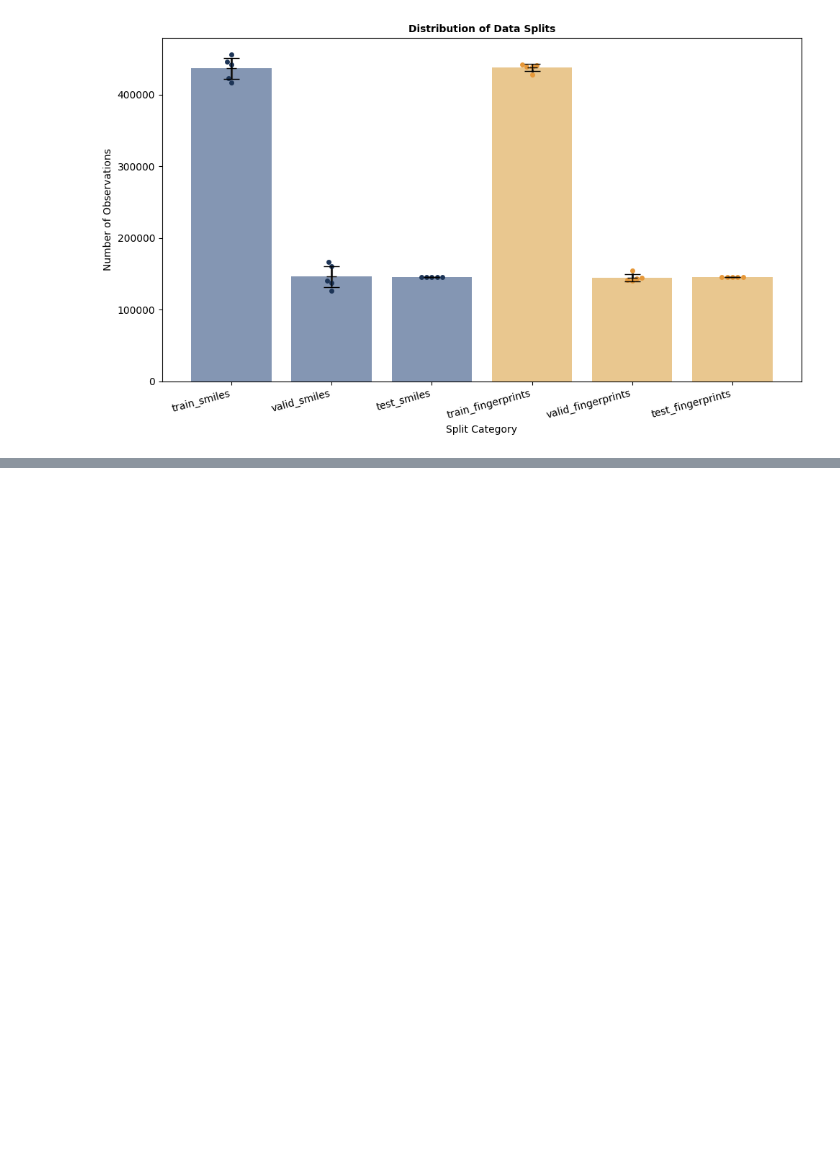
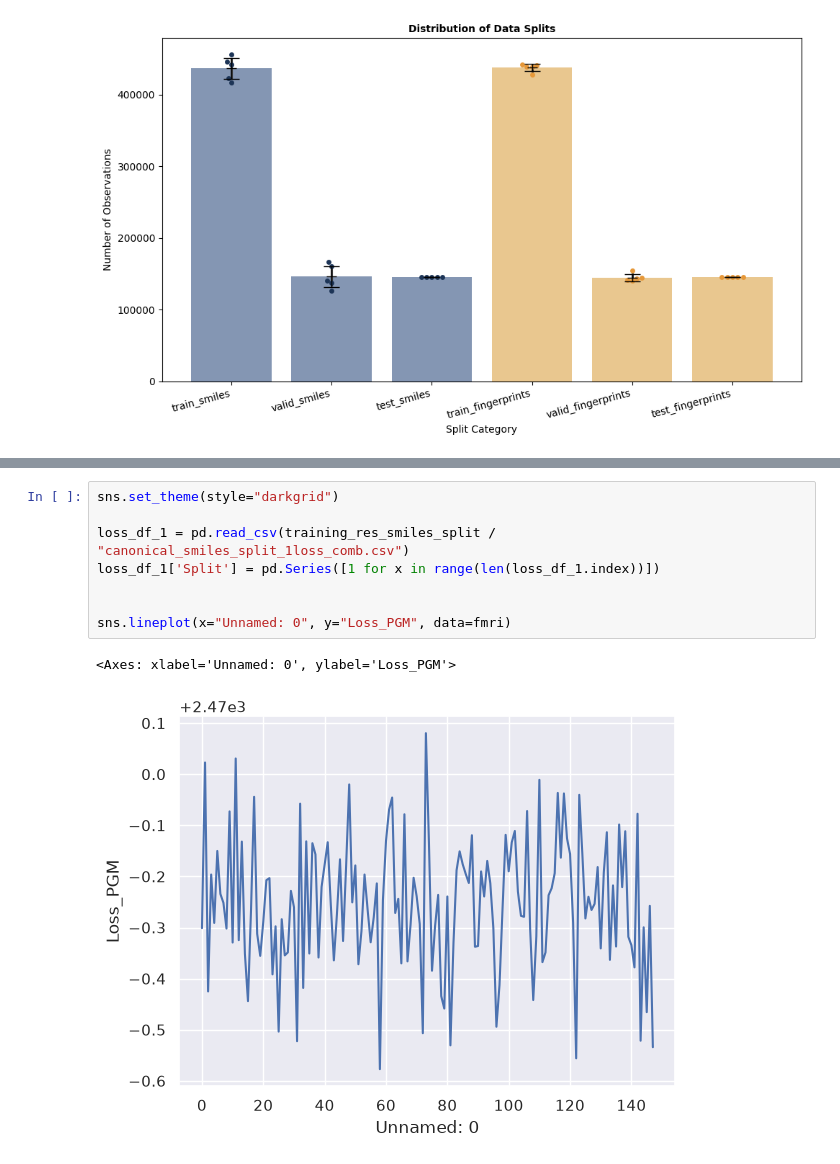
Before and after one commit to animichellegalstyan/prnet_eval, a Jupyter notebook: generate_plots.ipynb, the cells around one changed output, grey strips where cells are left out. Drawn from its saved outputs; the diff is of its cells as text; blank space fills up the shorter version.

```diff
--- a/generate_plots.ipynb
+++ b/generate_plots.ipynb
@@ -79,0 +99,11 @@ plt.show()
+# %%
+sns.set_theme(style="darkgrid")
+
+loss_df_1 = pd.read_csv(training_res_smiles_split / "canonical_smiles_split_1loss_comb.csv")
+loss_df_1['Split'] = pd.Series([1 for x in range(len(loss_df_1.index))])
+
+
+sns.lineplot(x="Unnamed: 0", y="Loss_PGM", data=fmri)
+# %% [output]
+<Axes: xlabel='Unnamed: 0', ylabel='Loss_PGM'>
+[figure, added]
```
Also changed, not shown: parts of 10 cells of this notebook, 8 other files.
